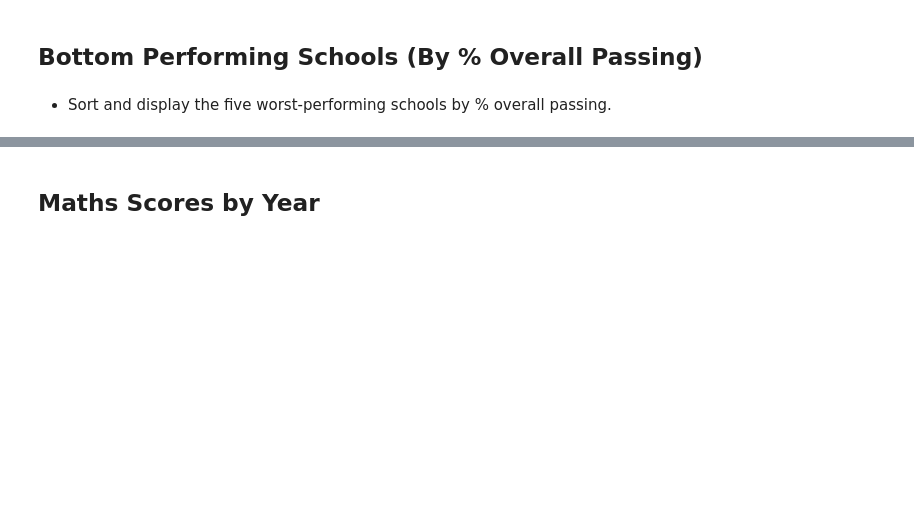
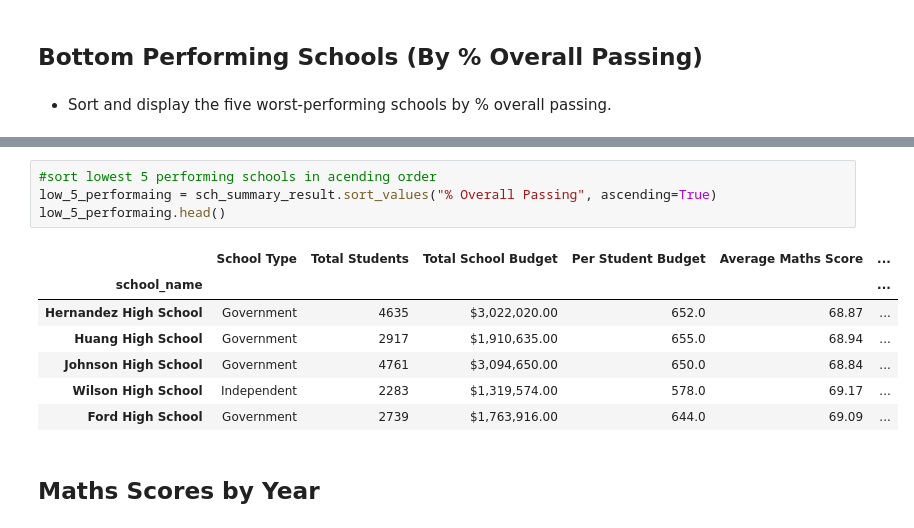
Before and after one commit to JulieKent/BootCamp_pandas-challenge, a Jupyter notebook: PyCitySchools/PyCitySchools_starter.ipynb, the cells around one changed output, grey strips where cells are left out. Saved outputs shown, nothing was run; the diff lists cells and outputs as text; blank space fills up the shorter version.

```diff
--- a/PyCitySchools/PyCitySchools_starter.ipynb
+++ b/PyCitySchools/PyCitySchools_starter.ipynb
@@ -233,3 +193,15 @@ sch_summary_result
+# %%
+#sort lowest 5 performing schools in acending order
+low_5_performaing = sch_summary_result.sort_values("% Overall Passing", ascending=True)
+low_5_performaing.head()
+# %% [output]
+|  | School Type | Total Students | Total School Budget | Per Student Budget | Average Maths Score | ... |
+| school_name |  |  |  |  |  | ... |
+| Hernandez High School | Government | 4635 | $3,022,020.00 | 652.0 | 68.87 | ... |
+| Huang High School | Government | 2917 | $1,910,635.00 | 655.0 | 68.94 | ... |
+| Johnson High School | Government | 4761 | $3,094,650.00 | 650.0 | 68.84 | ... |
+| Wilson High School | Independent | 2283 | $1,319,574.00 | 578.0 | 69.17 | ... |
+| Ford High School | Government | 2739 | $1,763,916.00 | 644.0 | 69.09 | ... |
 # %% [markdown]
 ## Maths Scores by Year
 # %% [markdown]
```
Also changed, not shown: parts of 29 cells of this notebook.
